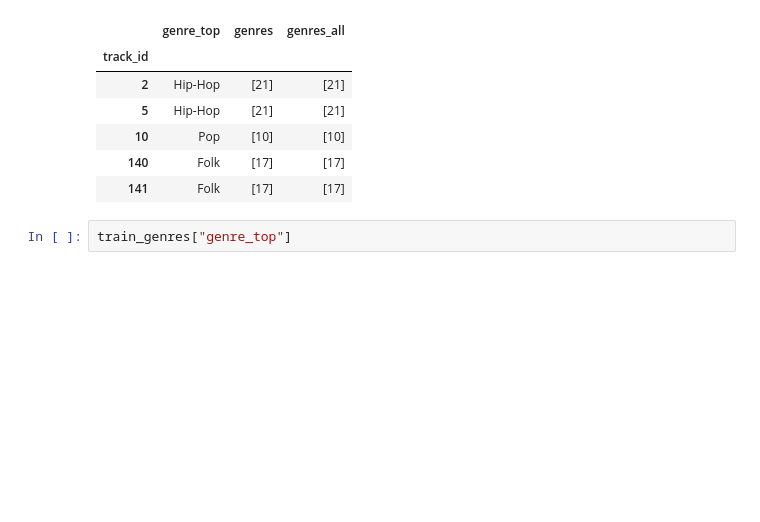
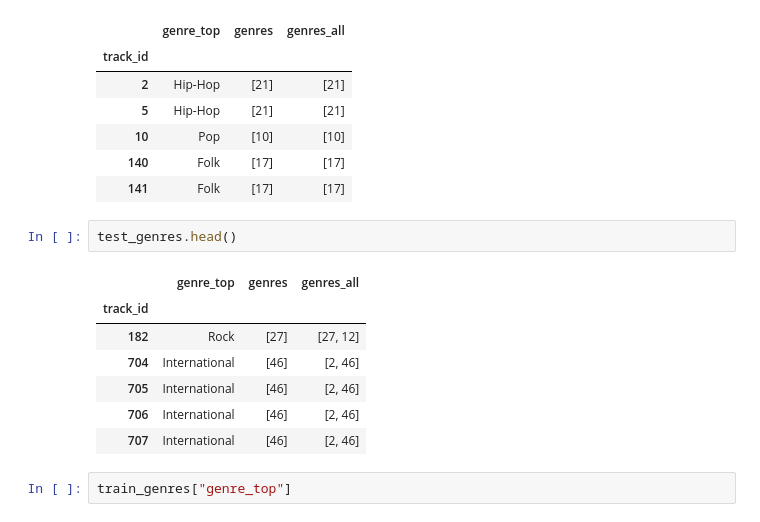
Before and after one commit to Glttr/Deep_learning_FMA, a Jupyter notebook: notebooks/1_exploration.ipynb, the cells around one changed output. Saved outputs shown, nothing was run; the diff lists cells and outputs as text; blank space fills up the shorter version.

```diff
--- a/notebooks/1_exploration.ipynb
+++ b/notebooks/1_exploration.ipynb
@@ -180,6 +180,16 @@ train_genres.head()
 | 10 | Pop | [10] | [10] |
 | 140 | Folk | [17] | [17] |
 | 141 | Folk | [17] | [17] |
+# %%
+test_genres.head()
+# %% [output]
+|  | genre_top | genres | genres_all |
+| track_id |  |  |  |
+| 182 | Rock | [27] | [27, 12] |
+| 704 | International | [46] | [2, 46] |
+| 705 | International | [46] | [2, 46] |
+| 706 | International | [46] | [2, 46] |
+| 707 | International | [46] | [2, 46] |
 # %%
 train_genres["genre_top"]
 # %% [output]
```
Also changed, not shown: parts of 1 cell of this notebook, 2 other files.
